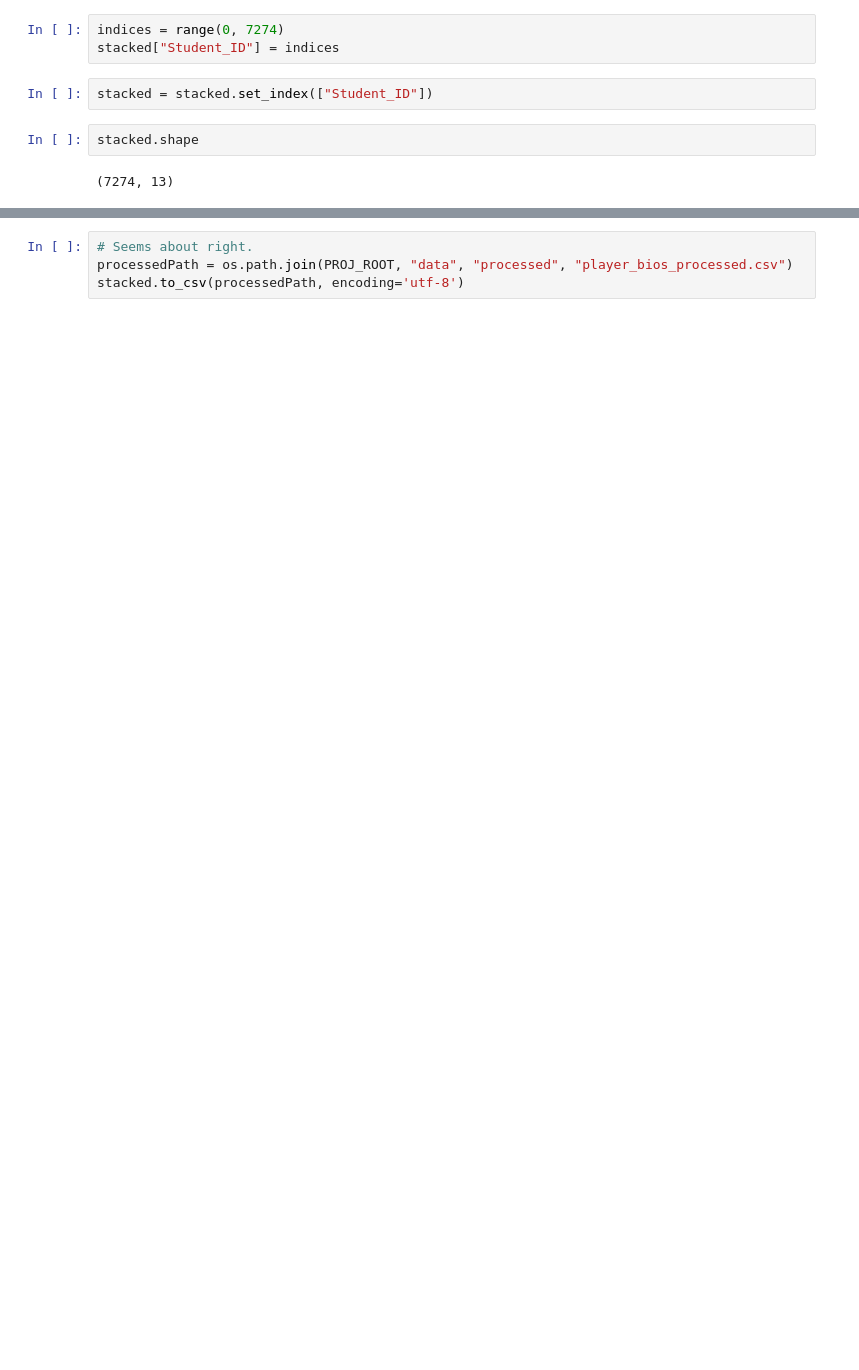
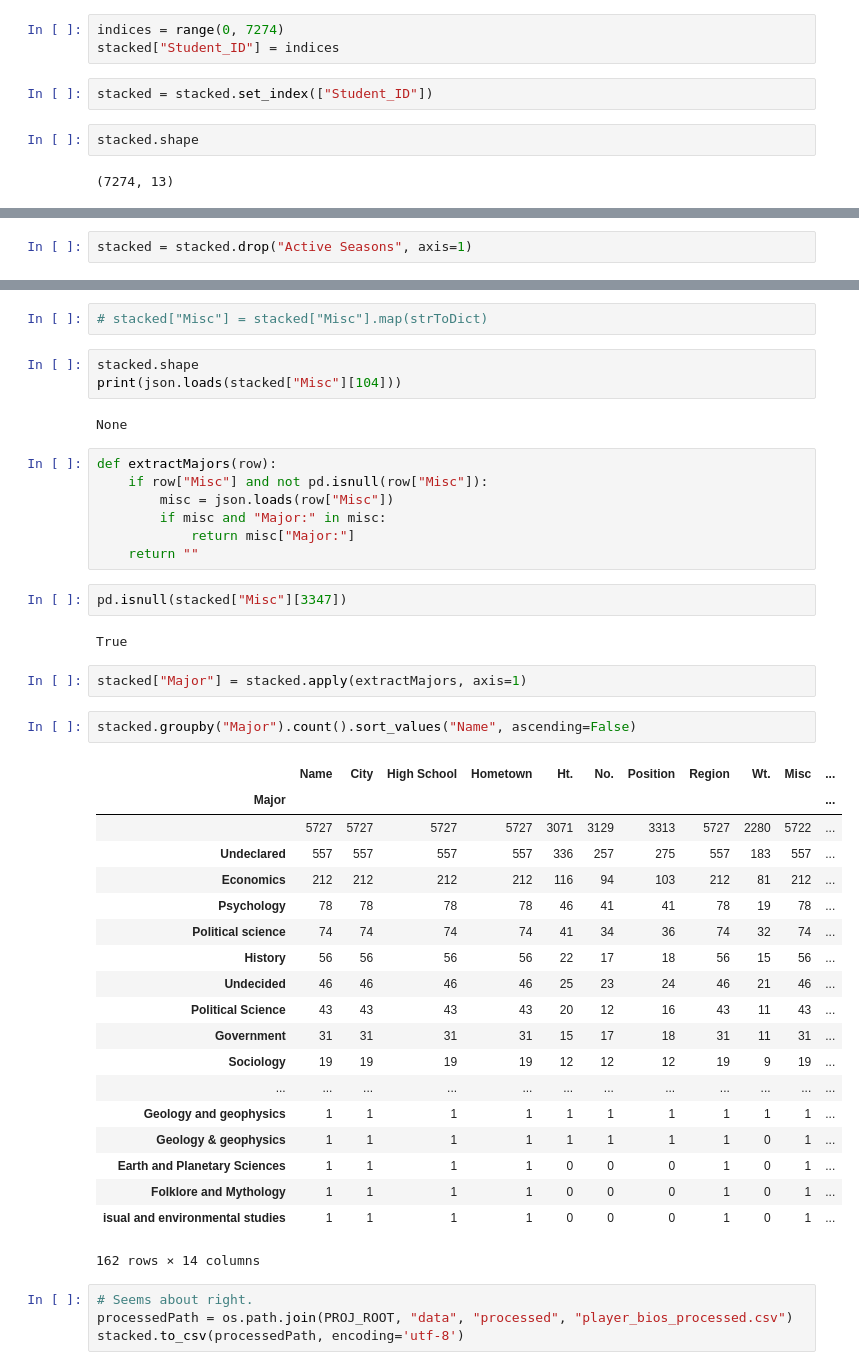
Before and after one commit to hydrosquall/yale_athletics_data, a Jupyter notebook: notebooks/SQL Dump Processing Yale Harvard.ipynb, the cells around one changed output, grey strips where cells are left out. Drawn from its saved outputs; the diff is of its cells as text; blank space fills up the shorter version.

```diff
--- a/notebooks/SQL Dump Processing Yale Harvard.ipynb
+++ b/notebooks/SQL Dump Processing Yale Harvard.ipynb
@@ -176,0 +178,2 @@ KeyError: ('ActiveSeasons', u'occurred at index 0')
+# %%
+stacked = stacked.drop("Active Seasons", axis=1)
@@ -177,3 +206,45 @@ KeyError: ('ActiveSeasons', u'occurred at index 0')
+# %%
+# stacked["Misc"] = stacked["Misc"].map(strToDict)
+# %%
+stacked.shape
+print(json.loads(stacked["Misc"][104]))
+# %% [output]
+None
+# %%
+def extractMajors(row):
+    if row["Misc"] and not pd.isnull(row["Misc"]):
+        misc = json.loads(row["Misc"])
+        if misc and "Major:" in misc:
+            return misc["Major:"]
+    return ""
+# %%
+pd.isnull(stacked["Misc"][3347])
+# %% [output]
+True
+# %%
+stacked["Major"] = stacked.apply(extractMajors, axis=1)
+# %%
+stacked.groupby("Major").count().sort_values("Name", ascending=False)
+# %% [output]
+|  | Name | City | High School | Hometown | Ht. | No. | Position | Region | Wt. | Misc | ... |
+| Major |  |  |  |  |  |  |  |  |  |  | ... |
+|  | 5727 | 5727 | 5727 | 5727 | 3071 | 3129 | 3313 | 5727 | 2280 | 5722 | ... |
+| Undeclared | 557 | 557 | 557 | 557 | 336 | 257 | 275 | 557 | 183 | 557 | ... |
+| Economics | 212 | 212 | 212 | 212 | 116 | 94 | 103 | 212 | 81 | 212 | ... |
+| Psychology | 78 | 78 | 78 | 78 | 46 | 41 | 41 | 78 | 19 | 78 | ... |
+| Political science | 74 | 74 | 74 | 74 | 41 | 34 | 36 | 74 | 32 | 74 | ... |
+| History | 56 | 56 | 56 | 56 | 22 | 17 | 18 | 56 | 15 | 56 | ... |
+| Undecided | 46 | 46 | 46 | 46 | 25 | 23 | 24 | 46 | 21 | 46 | ... |
+| Political Science | 43 | 43 | 43 | 43 | 20 | 12 | 16 | 43 | 11 | 43 | ... |
+| Government | 31 | 31 | 31 | 31 | 15 | 17 | 18 | 31 | 11 | 31 | ... |
+| Sociology | 19 | 19 | 19 | 19 | 12 | 12 | 12 | 19 | 9 | 19 | ... |
+| ... | ... | ... | ... | ... | ... | ... | ... | ... | ... | ... | ... |
+| Geology and geophysics | 1 | 1 | 1 | 1 | 1 | 1 | 1 | 1 | 1 | 1 | ... |
+| Geology & geophysics | 1 | 1 | 1 | 1 | 1 | 1 | 1 | 1 | 0 | 1 | ... |
+| Earth and Planetary Sciences | 1 | 1 | 1 | 1 | 0 | 0 | 0 | 1 | 0 | 1 | ... |
+| Folklore and Mythology | 1 | 1 | 1 | 1 | 0 | 0 | 0 | 1 | 0 | 1 | ... |
+| isual and environmental studies | 1 | 1 | 1 | 1 | 0 | 0 | 0 | 1 | 0 | 1 | ... |
+162 rows × 14 columns
 # %%
 # Seems about right.
 processedPath = os.path.join(PROJ_ROOT, "data", "processed", "player_bios_processed.csv")
```
Also changed, not shown: parts of 14 cells of this notebook, 6 other files.
